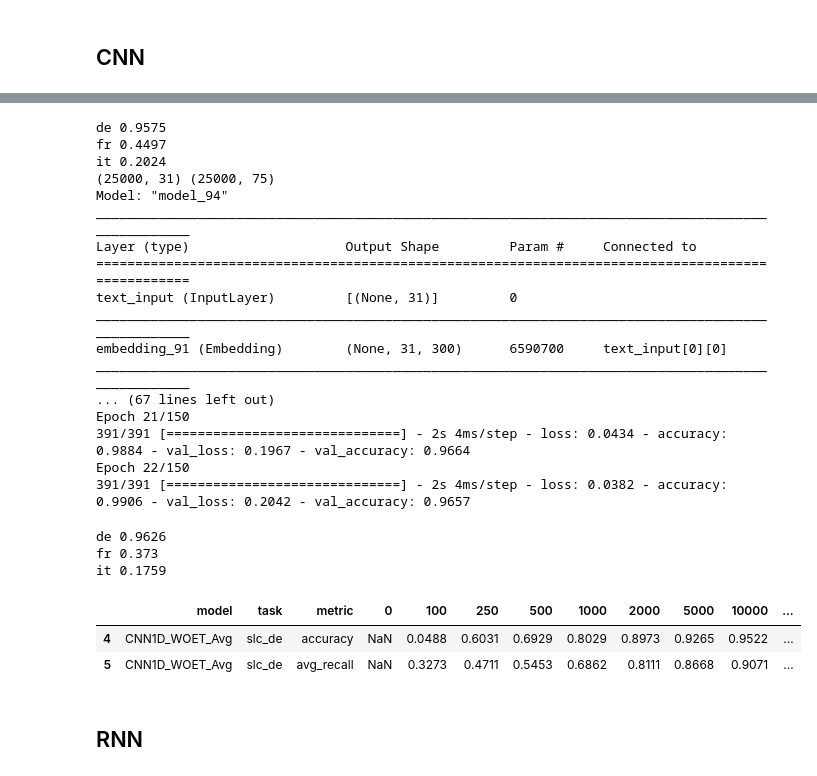
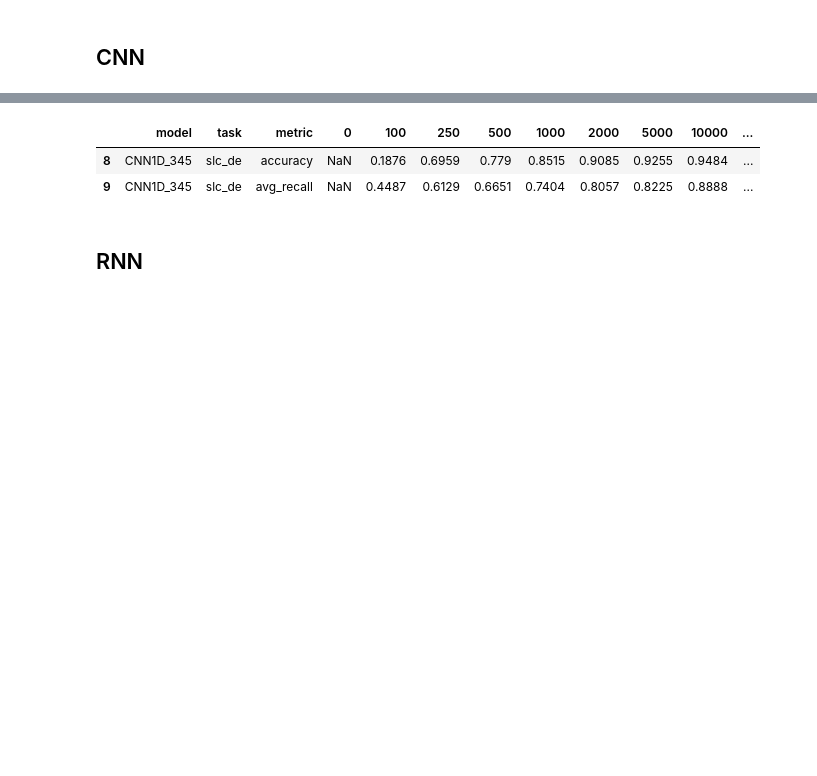
Before and after one commit to ELehmann91/Thesis_Multilingual_Transferlearning, a Jupyter notebook: Results_Thesis.ipynb, the cells around one changed output, grey strips where cells are left out. Drawn from its saved outputs; the diff is of its cells as text; code cells hidden in the pictures; blank space fills up the shorter version.

```diff
--- a/Results_Thesis.ipynb
+++ b/Results_Thesis.ipynb
@@ -422,11 +467,8 @@ def tf_idf_log_reg(X_train,y_train,X_test,y_test,no):
     logreg = LogisticRegression(C=1,max_iter=500, solver='newton-cg')
     logreg.fit(X_train_vec, y_train)
 
-    y_pred_train = logreg.predict(X_train_vec)
     y_pred_test = logreg.predict(X_test_vec)
-
-    df_results[str(no)][(df_results['model']==model) & (df_results['task']==task)& (df_results['metric']=='accuracy')] = round(accuracy_score(y_pred_test, y_test),4)
-    df_results[str(no)][(df_results['model']==model) & (df_results['task']==task)& (df_results['metric']=='avg_recall')] = round(balanced_accuracy_score(y_pred_test, y_test),4)
+    fill_df_res(y_pred_test,y_test,no)
 # %% [markdown]
 ##LogReg
 # %%
@@ -467,7 +847,7 @@ def pred_encode(model,X_test):
     y_pred_test= [encoder.classes_[y] for y in y_pred_arg]
     return y_pred_test
 
-def all_tests(model,de,fr,it):
+def all_tests(model,de,fr,it,y_it):
     y_pred_test = pred_encode(model,de)
     print()
     print('de',round(accuracy_score(y_pred_test, y_test_de),4))
@@ -693,10 +966,10 @@ it 0.2506
 # %%
 def run_CNN(X_train_emb,y_train_enc,X_val_emb,y_val_enc,X_test_emb,y_test,class_weight_dict,no):
 
-    dropout_rate= 0.3
-    filter_sizes =  [1,2,5]
-    num_filters = 80
-    lr = .005
+    dropout_rate= 0.6
+    filter_sizes =  [3,4,5]
+    num_filters = 100
+    lr = .001
     opt = Adam(lr=lr, decay=lr/150)
 
     idx = np.random.randint(len(X_train_emb), size=no)
@@ -727,9 +1000,8 @@ def run_CNN(X_train_emb,y_train_enc,X_val_emb,y_val_enc,X_test_emb,y_test,class_
     #verbose =0,
 
     y_pred_test = pred_encode(de_cnn1d,X_test_emb)
+    fill_df_res(y_pred_test,y_test,no)
 
-    df_results[str(no)][(df_results['model']==model) & (df_results['task']==task)& (df_results['metric']=='accuracy')] = round(accuracy_score(y_pred_test, y_test),4)
-    df_results[str(no)][(df_results['model']==model) & (df_results['task']==task)& (df_results['metric']=='avg_recall')] = round(balanced_accuracy_score(y_pred_test, y_test),4)
 
     all_tests(de_cnn1d,X_test_pad_de,X_test_pad_fr,X_pad_it)
 # %%
@@ -908,20 +1180,20 @@ it 0.188
 # %%
  def run_CNN(X_train_emb,y_train_enc,X_val_emb,y_val_enc,X_test_emb,y_test,class_weight_dict,no):
 
-    dropout_rate= 0.2
-    filter_sizes =  [1,2,5]
-    num_filters = 80
-    lr = .01
+    dropout_rate= 0.7
+    filter_sizes =  [2,3,5]
+    num_filters = 100
+    lr = .0005
     opt = Adam(lr=lr, decay=lr/150)
 
     idx = np.random.randint(len(X_train_emb), size=no)
 
     input_layer = Input(shape = (seq_len,), name='text_input')
-    embedd_seq = Embedding(vocab_size_all, embedding_dim, weights = [embedding_matrix_all], input_length = seq_len, trainable = False, mask_zero=False)(input_layer)
+    embedd_seq = Embedding(vocab_size_all, embedding_dim, weights = [embedding_matrix_all], input_length = seq_len, trainable = True, mask_zero=False)(input_layer)
     maxpool_pool = []
     for i in range(len(filter_sizes)):
         conv = Conv1D(num_filters, kernel_size=filter_sizes[i],  activation='relu')(embedd_seq) #kernel_initializer='he_normal',
-        maxpool_pool.append(AvgPool1D(pool_size = seq_len-filter_sizes[i]+1)(conv))
+        maxpool_pool.append(MaxPooling1D(pool_size = seq_len-filter_sizes[i]+1)(conv))
 
     pool_layer = Concatenate(axis=1)(maxpool_pool)
     falt_layer = Flatten(name='flat')(pool_layer)
@@ -943,21 +1215,18 @@ it 0.188
 
     y_pred_test = pred_encode(de_cnn1d,X_test_emb)
 
-    df_results[str(no)][(df_results['model']==model) & (df_results['task']==task)& (df_results['metric']=='accuracy')] = round(accuracy_score(y_pred_test, y_test),4)
-    df_results[str(no)][(df_results['model']==model) & (df_results['task']==task)& (df_results['metric']=='avg_recall')] = round(balanced_accuracy_score(y_pred_test, y_test),4)
-
+    fill_df_res(y_pred_test,y_test,no)
     all_tests(de_cnn1d,X_test_pad_de,X_test_pad_fr,X_pad_it)
 # %%
 task = 'slc_de'
-model = 'CNN1D_WOET_Avg'
+model = 'CNN1D_345'
 metrics = ['accuracy','avg_recall']
 
 for m in metrics:
     if len(df_results[(df_results['model']==model) & (df_results['task']==task)& (df_results['metric']==m)])==0:
         df_results = df_results.append({'model': model,'task':task,'metric':m}, ignore_index=True)
 
-for obs in tqdm([100,250,500,1000,2000,5000,10000,15000,25000]):
-     #run_CNN(X_train_emb_de,y_train_enc_de,X_val_emb_de,y_val_enc_de,X_test_emb_de,y_test_de,class_weight_dict_de,obs)
-     run_CNN(X_train_pad_de,y_train_enc_de,X_val_pad_de,y_val_enc_de,X_test_pad_de,y_test_de,class_weight_dict_de,obs)
+obs =25000
+run_CNN(X_train_pad_de,y_train_enc_de,X_val_pad_de,y_val_enc_de,X_test_pad_de,y_test_de,class_weight_dict_de,obs)
 df_results[(df_results['model']==model) & (df_results['task']==task)]
 # %% [output]
@@ -1100,26 +1250,6 @@ Epoch 27/150
-de 0.9575
-fr 0.4497
-it 0.2024
-(25000, 31) (25000, 75)
-Model: "model_94"
-__________________________________________________________________________________________________
-Layer (type)                    Output Shape         Param #     Connected to
-==================================================================================================
-text_input (InputLayer)         [(None, 31)]         0
-__________________________________________________________________________________________________
-embedding_91 (Embedding)        (None, 31, 300)      6590700     text_input[0][0]
-__________________________________________________________________________________________________
-... (67 lines left out)
-Epoch 21/150
-391/391 [==============================] - 2s 4ms/step - loss: 0.0434 - accuracy: 0.9884 - val_loss: 0.1967 - val_accuracy: 0.9664
-Epoch 22/150
-391/391 [==============================] - 2s 4ms/step - loss: 0.0382 - accuracy: 0.9906 - val_loss: 0.2042 - val_accuracy: 0.9657
-de 0.9626
-fr 0.373
-it 0.1759
 |  | model | task | metric | 0 | 100 | 250 | 500 | 1000 | 2000 | 5000 | 10000 | ... |
-| 4 | CNN1D_WOET_Avg | slc_de | accuracy | NaN | 0.0488 | 0.6031 | 0.6929 | 0.8029 | 0.8973 | 0.9265 | 0.9522 | ... |
-| 5 | CNN1D_WOET_Avg | slc_de | avg_recall | NaN | 0.3273 | 0.4711 | 0.5453 | 0.6862 | 0.8111 | 0.8668 | 0.9071 | ... |
+| 8 | CNN1D_345 | slc_de | accuracy | NaN | 0.1876 | 0.6959 | 0.779 | 0.8515 | 0.9085 | 0.9255 | 0.9484 | ... |
+| 9 | CNN1D_345 | slc_de | avg_recall | NaN | 0.4487 | 0.6129 | 0.6651 | 0.7404 | 0.8057 | 0.8225 | 0.8888 | ... |
 # %% [markdown]
 ## RNN
 # %%
```
Also changed, not shown: parts of 99 cells of this notebook.
